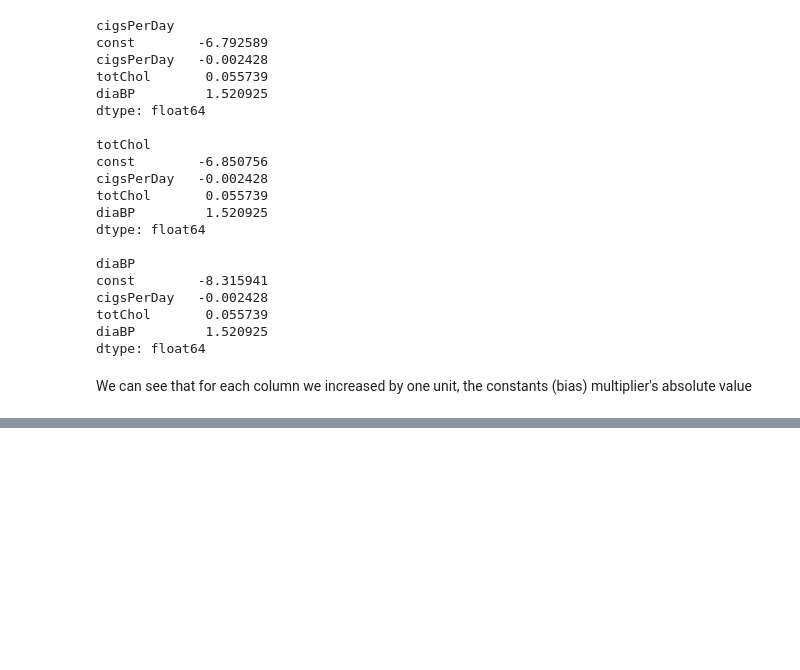
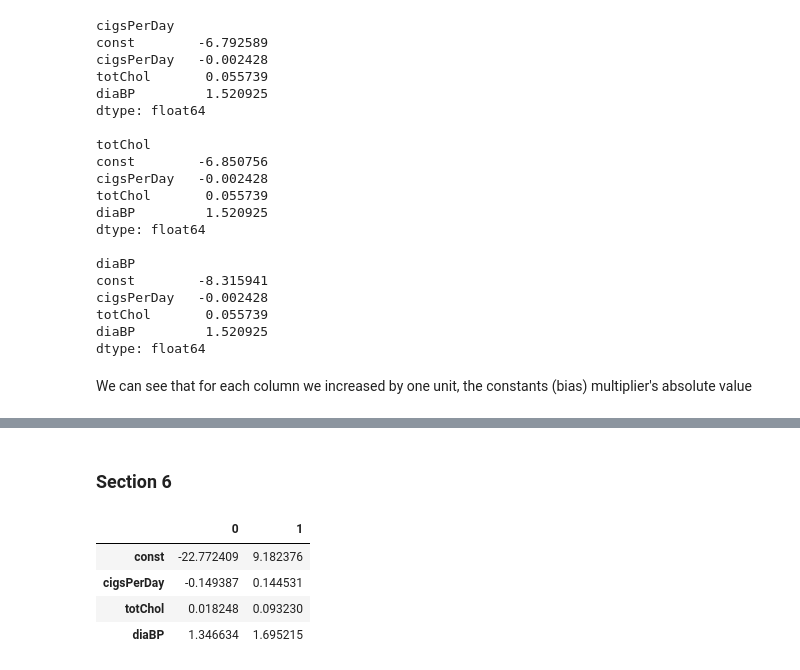
Before and after one commit to dvirla/Advanced-Statistical-Analysis, a Jupyter notebook: ProjectEx3_206330342_316250877.ipynb, the cells around one changed output, grey strips where cells are left out. Drawn from its saved outputs; the diff is of its cells as text; code cells hidden in the pictures; blank space fills up the shorter version.

```diff
--- a/ProjectEx3_206330342_316250877.ipynb
+++ b/ProjectEx3_206330342_316250877.ipynb
@@ -147,0 +187,10 @@ We can see that for each column we increased by one unit, the constants (bias) m
+# %% [markdown]
+### Section 6
+# %%
+results.conf_int()
+# %% [output]
+|  | 0 | 1 |
+| const | -22.772409 | 9.182376 |
+| cigsPerDay | -0.149387 | 0.144531 |
+| totChol | 0.018248 | 0.093230 |
+| diaBP | 1.346634 | 1.695215 |
```
Also changed, not shown: parts of 25 cells of this notebook, 2 other files.
